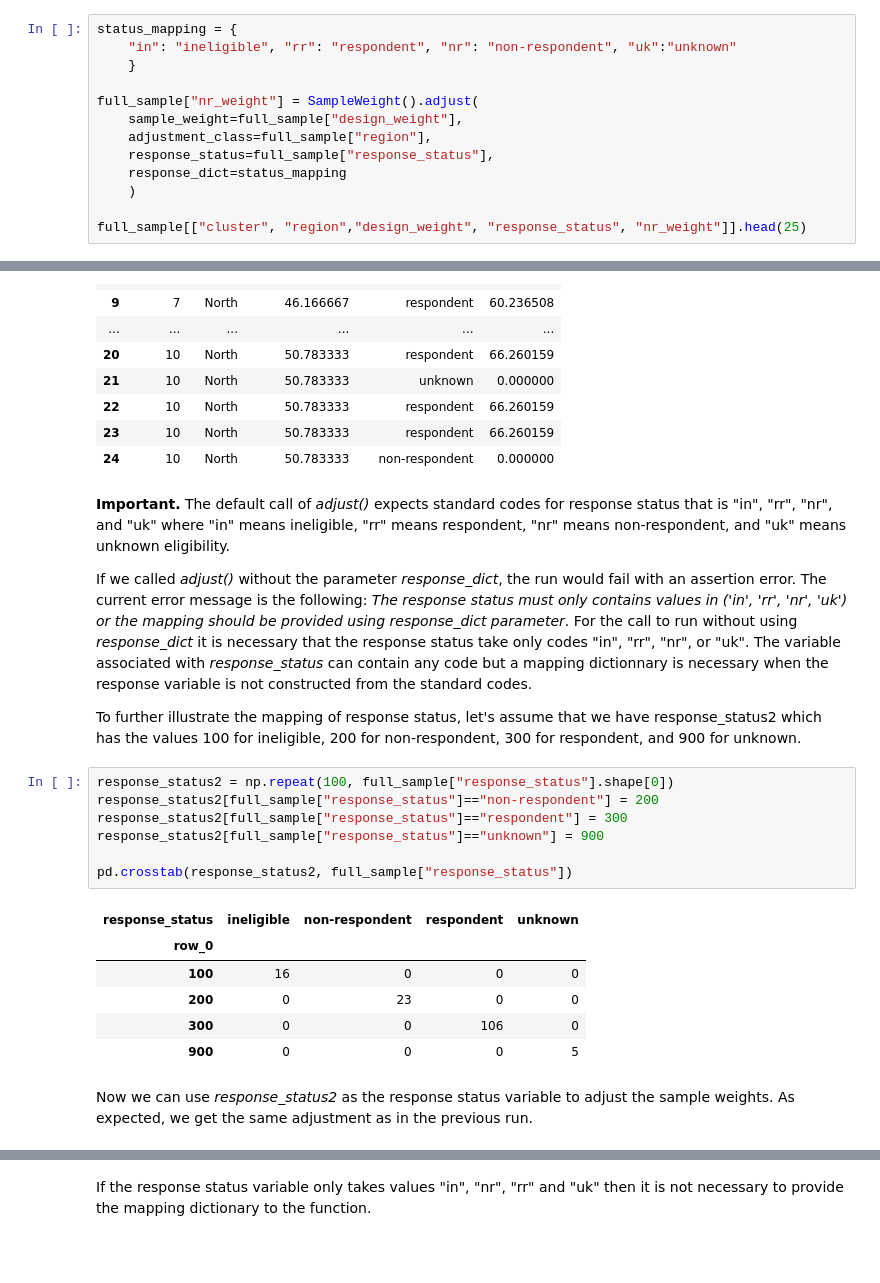
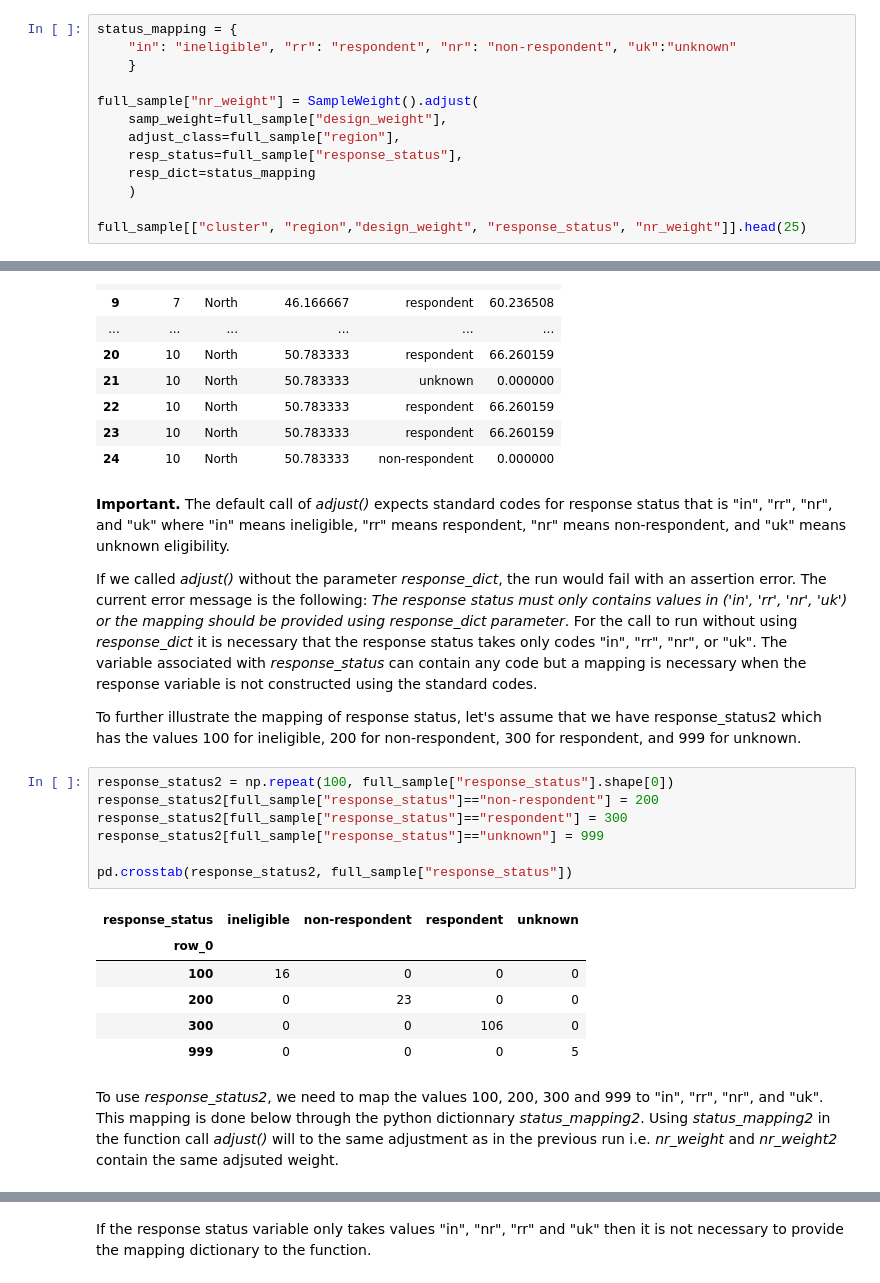
Before and after one commit to samplics-org/samplics, a Jupyter notebook: notebooks/tutorials/03_sample_weighting.ipynb, the cells around one changed output, grey strips where cells are left out. Drawn from its saved outputs; the diff is of its cells as text; blank space fills up the shorter version.

```diff
--- a/notebooks/tutorials/03_sample_weighting.ipynb
+++ b/notebooks/tutorials/03_sample_weighting.ipynb
@@ -92,10 +92,10 @@ status_mapping = {
     }
 
 full_sample["nr_weight"] = SampleWeight().adjust(
-    sample_weight=full_sample["design_weight"],
-    adjustment_class=full_sample["region"],
-    response_status=full_sample["response_status"],
-    response_dict=status_mapping
+    samp_weight=full_sample["design_weight"],
+    adjust_class=full_sample["region"],
+    resp_status=full_sample["response_status"],
+    resp_dict=status_mapping
     )
 
 full_sample[["cluster", "region","design_weight", "response_status", "nr_weight"]].head(25)
@@ -120,23 +120,23 @@ full_sample[["cluster", "region","design_weight", "response_status", "nr_weight"
 # %% [markdown]
 **Important.** The default call of *adjust()* expects standard codes for response status that is "in", "rr", "nr", and "uk" where "in" means ineligible, "rr" means respondent, "nr" means non-respondent, and "uk" means unknown eligibility.
 
-If we called *adjust()* without the parameter *response_dict*, the run would fail with an assertion error.  The current error message is the following: *The response status must only contains values in ('in', 'rr', 'nr', 'uk') or the mapping should be provided using response_dict parameter*. For the call to run without using *response_dict* it is necessary that the response status take only codes "in", "rr", "nr", or "uk". The variable associated with *response_status* can contain any code but a mapping dictionnary is necessary when the response variable is not constructed from the standard codes.
+If we called *adjust()* without the parameter *response_dict*, the run would fail with an assertion error.  The current error message is the following: *The response status must only contains values in ('in', 'rr', 'nr', 'uk') or the mapping should be provided using response_dict parameter*. For the call to run without using *response_dict* it is necessary that the response status takes only codes "in", "rr", "nr", or "uk". The variable associated with *response_status* can contain any code but a mapping is necessary when the response variable is not constructed using the standard codes.
 
-To further illustrate the mapping of response status, let's assume that we have response_status2 which has the values 100 for ineligible, 200 for non-respondent, 300 for respondent, and 900 for unknown.
+To further illustrate the mapping of response status, let's assume that we have response_status2 which has the values 100 for ineligible, 200 for non-respondent, 300 for respondent, and 999 for unknown.
 # %%
 response_status2 = np.repeat(100, full_sample["response_status"].shape[0])
 response_status2[full_sample["response_status"]=="non-respondent"] = 200
 response_status2[full_sample["response_status"]=="respondent"] = 300
-response_status2[full_sample["response_status"]=="unknown"] = 900
+response_status2[full_sample["response_status"]=="unknown"] = 999
 
 pd.crosstab(response_status2, full_sample["response_status"])
 # %% [output]
 | response_status | ineligible | non-respondent | respondent | unknown |
 | row_0 |  |  |  |  |
 | 100 | 16 | 0 | 0 | 0 |
 | 200 | 0 | 23 | 0 | 0 |
 | 300 | 0 | 0 | 106 | 0 |
-| 900 | 0 | 0 | 0 | 5 |
+| 999 | 0 | 0 | 0 | 5 |
-# %% [markdown]
-Now we can use *response_status2* as the response status variable to adjust the sample weights. As expected, we get the same adjustment as in the previous run.
+# %% [markdown]
+To use *response_status2*, we need to map the values 100, 200, 300 and 999 to "in", "rr", "nr", and "uk". This mapping is done below through the python dictionnary *status_mapping2*. Using *status_mapping2* in the function call *adjust()* will to the same adjustment as in the previous run i.e. *nr_weight* and *nr_weight2* contain the same adjsuted weight.
 # %%
```
Also changed, not shown: parts of 6 cells of this notebook, 1 other file.
